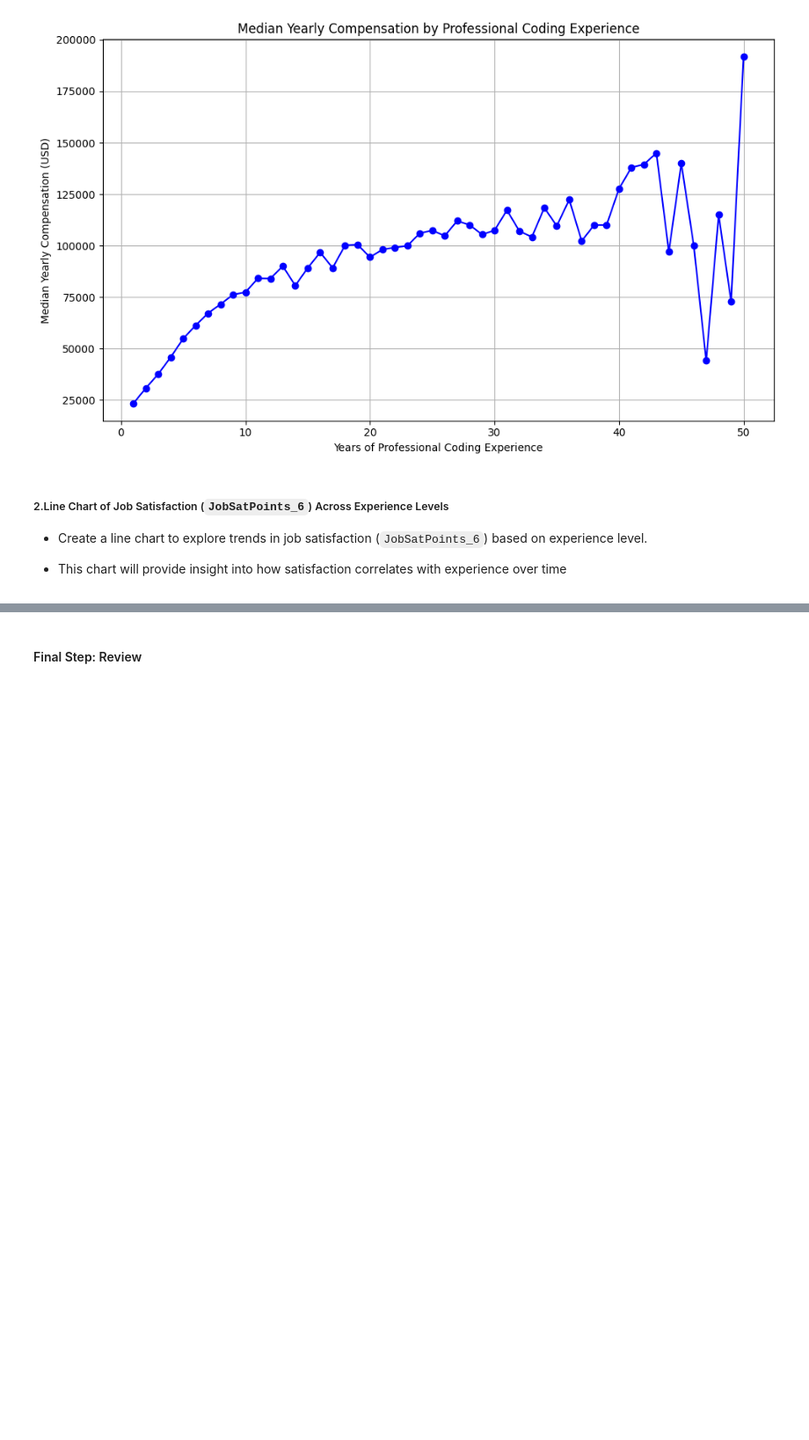
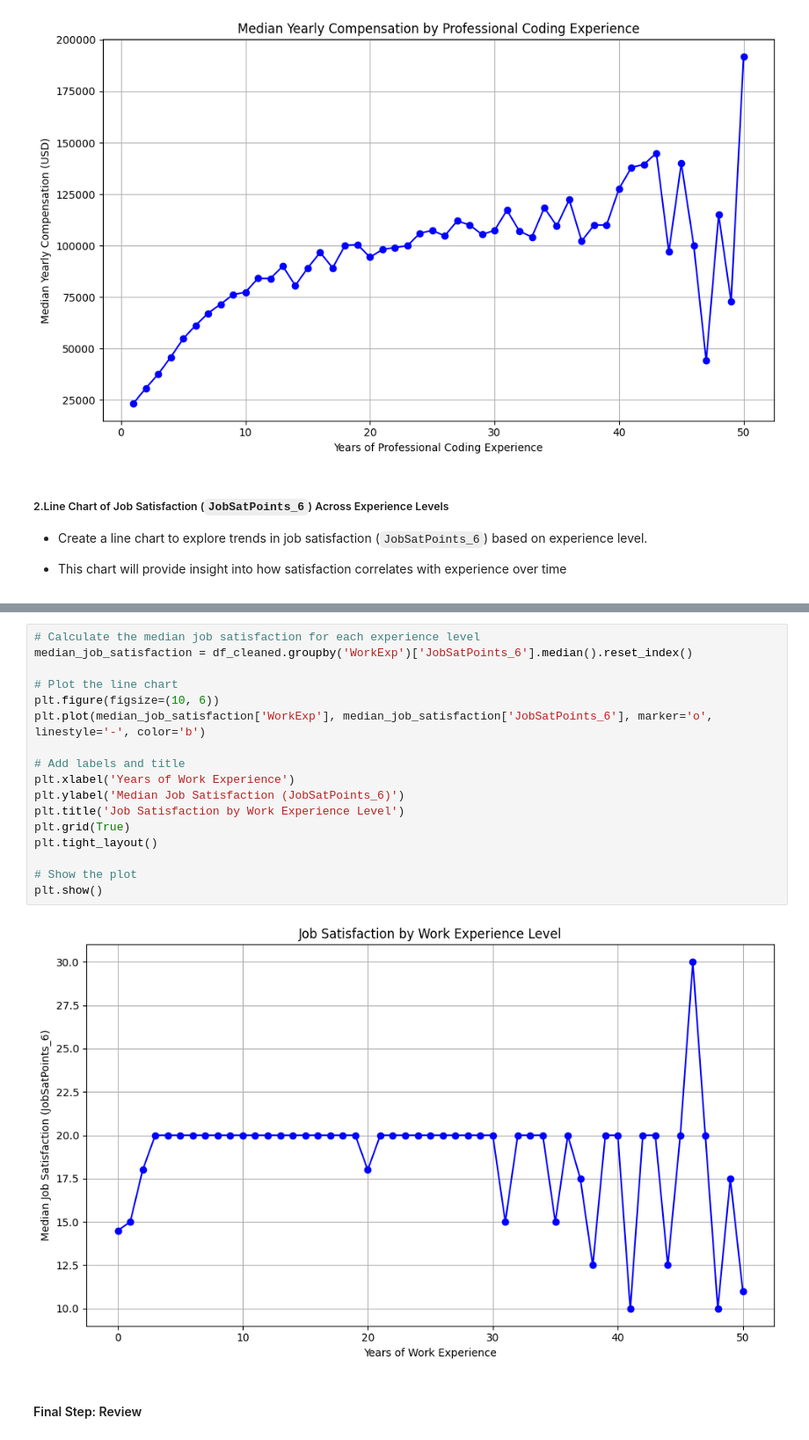
Before and after one commit to jahiduljinat/IBM-capstone-project, a Jupyter notebook: Lab 20 Line Charts.ipynb, the cells around one changed output, grey strips where cells are left out. Shown at 88% size. Saved outputs shown, nothing was run; the diff lists cells and outputs as text; blank space fills up the shorter version.

```diff
--- a/Lab 20 Line Charts.ipynb
+++ b/Lab 20 Line Charts.ipynb
@@ -305,3 +323,22 @@ plt.show()
+# %%
+# Calculate the median job satisfaction for each experience level
+median_job_satisfaction = df_cleaned.groupby('WorkExp')['JobSatPoints_6'].median().reset_index()
+
+# Plot the line chart
+plt.figure(figsize=(10, 6))
+plt.plot(median_job_satisfaction['WorkExp'], median_job_satisfaction['JobSatPoints_6'], marker='o', linestyle='-', color='b')
+
+# Add labels and title
+plt.xlabel('Years of Work Experience')
+plt.ylabel('Median Job Satisfaction (JobSatPoints_6)')
+plt.title('Job Satisfaction by Work Experience Level')
+plt.grid(True)
+plt.tight_layout()
+
+# Show the plot
+plt.show()
+# %% [output]
+[figure, added]
 # %% [markdown]
 #### Final Step: Review
 # %% [markdown]
```
Also changed, not shown: parts of 2 cells of this notebook.
